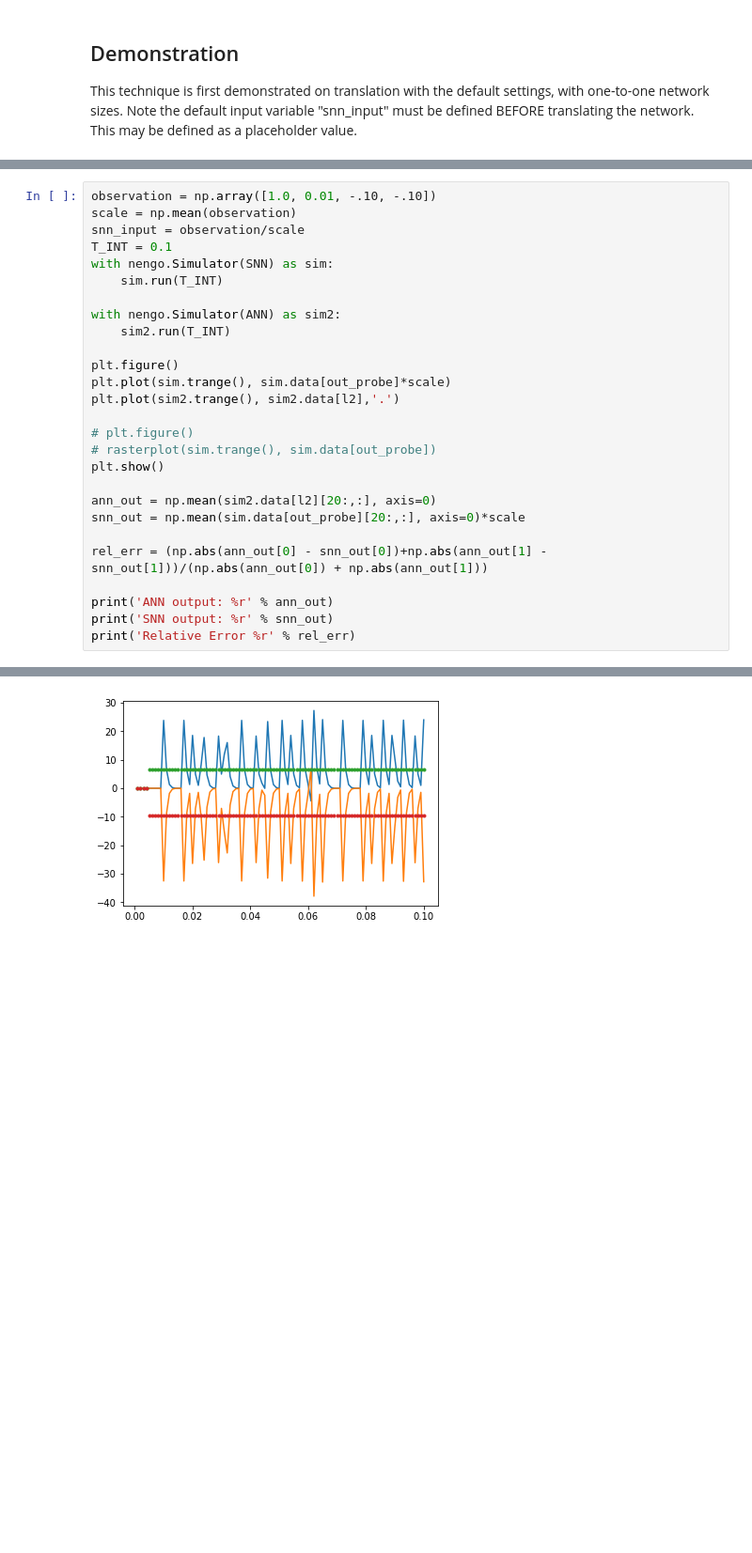
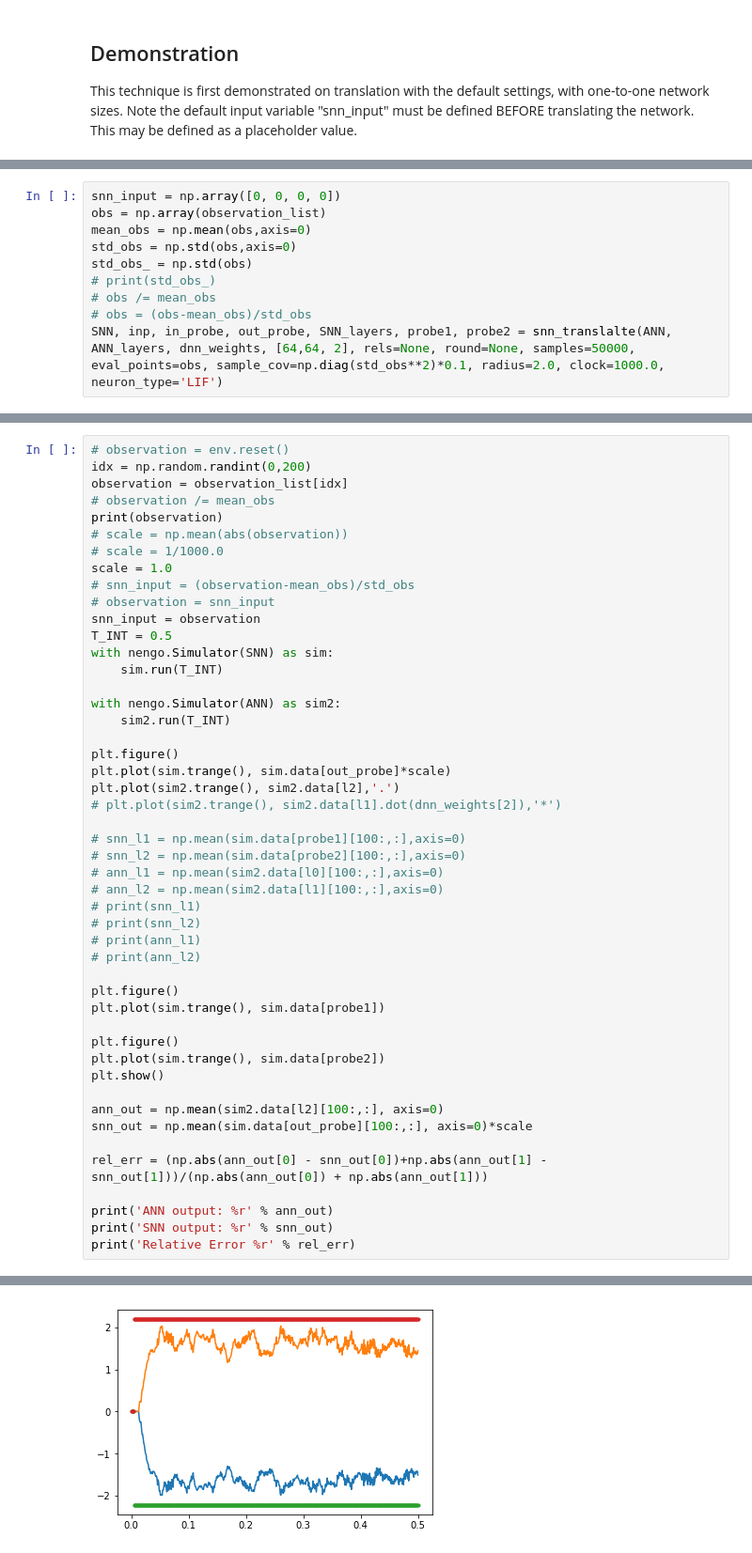
Before and after one commit to Quantumgame/EE207, a Jupyter notebook: Project/Layer-Wise Translation.ipynb, the cells around one changed output, grey strips where cells are left out. Shown at 94% size. Drawn from its saved outputs; the diff is of its cells as text; blank space fills up the shorter version.

```diff
--- a/Project/Layer-Wise Translation.ipynb
+++ b/Project/Layer-Wise Translation.ipynb
@@ -284,0 +318,10 @@ Building finished in 0:00:01.
+# %%
+snn_input = np.array([0, 0, 0, 0])
+obs = np.array(observation_list)
+mean_obs = np.mean(obs,axis=0)
+std_obs = np.std(obs,axis=0)
+std_obs_ = np.std(obs)
+# print(std_obs_)
+# obs /= mean_obs
+# obs = (obs-mean_obs)/std_obs
+SNN, inp, in_probe, out_probe, SNN_layers, probe1, probe2 = snn_translalte(ANN, ANN_layers, dnn_weights, [64,64, 2], rels=None, round=None, samples=50000, eval_points=obs, sample_cov=np.diag(std_obs**2)*0.1, radius=2.0, clock=1000.0, neuron_type='LIF')
@@ -285,8 +346,16 @@ Building finished in 0:00:01.
 # %%
-observation = np.array([1.0, 0.01, -.10, -.10])
-scale = np.mean(observation)
-snn_input = observation/scale
-T_INT = 0.1
+# observation = env.reset()
+idx = np.random.randint(0,200)
+observation = observation_list[idx]
+# observation /= mean_obs
+print(observation)
+# scale = np.mean(abs(observation))
+# scale = 1/1000.0
+scale = 1.0
+# snn_input = (observation-mean_obs)/std_obs
+# observation = snn_input
+snn_input = observation
+T_INT = 0.5
 with nengo.Simulator(SNN) as sim:
     sim.run(T_INT)
 
@@ -296,13 +365,26 @@ with nengo.Simulator(ANN) as sim2:
 plt.figure()
 plt.plot(sim.trange(), sim.data[out_probe]*scale)
 plt.plot(sim2.trange(), sim2.data[l2],'.')
+# plt.plot(sim2.trange(), sim2.data[l1].dot(dnn_weights[2]),'*')
 
-# plt.figure()
-# rasterplot(sim.trange(), sim.data[out_probe])
+# snn_l1 = np.mean(sim.data[probe1][100:,:],axis=0)
+# snn_l2 = np.mean(sim.data[probe2][100:,:],axis=0)
+# ann_l1 = np.mean(sim2.data[l0][100:,:],axis=0)
+# ann_l2 = np.mean(sim2.data[l1][100:,:],axis=0)
+# print(snn_l1)
+# print(snn_l2)
+# print(ann_l1)
+# print(ann_l2)
+
+plt.figure()
+plt.plot(sim.trange(), sim.data[probe1])
+
+plt.figure()
+plt.plot(sim.trange(), sim.data[probe2])
 plt.show()
 
-ann_out = np.mean(sim2.data[l2][20:,:], axis=0)
-snn_out = np.mean(sim.data[out_probe][20:,:], axis=0)*scale
+ann_out = np.mean(sim2.data[l2][100:,:], axis=0)
+snn_out = np.mean(sim.data[out_probe][100:,:], axis=0)*scale
 
 rel_err = (np.abs(ann_out[0] - snn_out[0])+np.abs(ann_out[1] - snn_out[1]))/(np.abs(ann_out[0]) + np.abs(ann_out[1]))
 
@@ -313,5 +396,5 @@ print('Relative Error %r' % rel_err)
 Building finished in 0:00:01.
 Simulating finished in 0:00:01.
 Building finished in 0:00:01.
 Simulating finished in 0:00:01.
-[figure, old version]
+[figure, new version]
```
Also changed, not shown: parts of 11 cells of this notebook, 4 other files.
